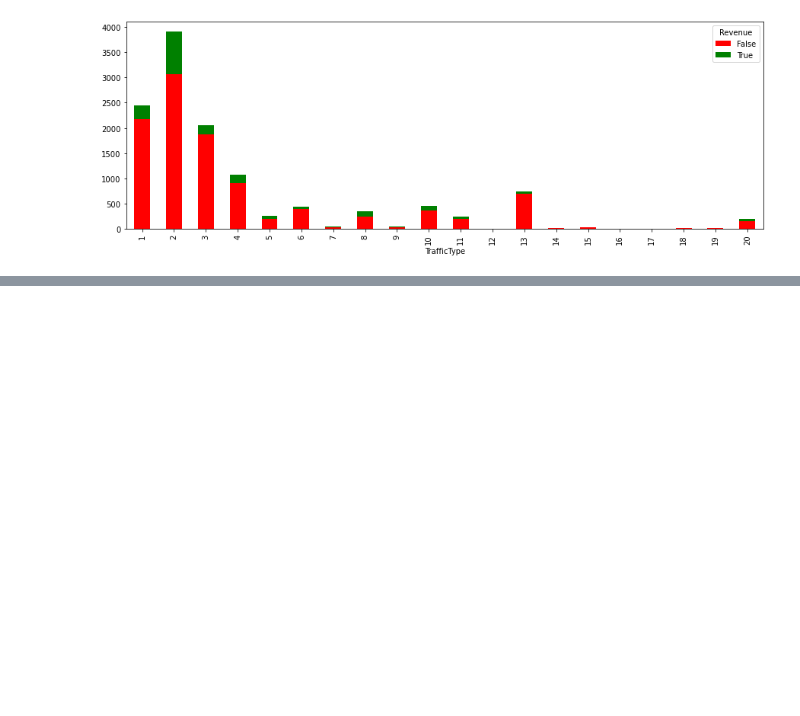
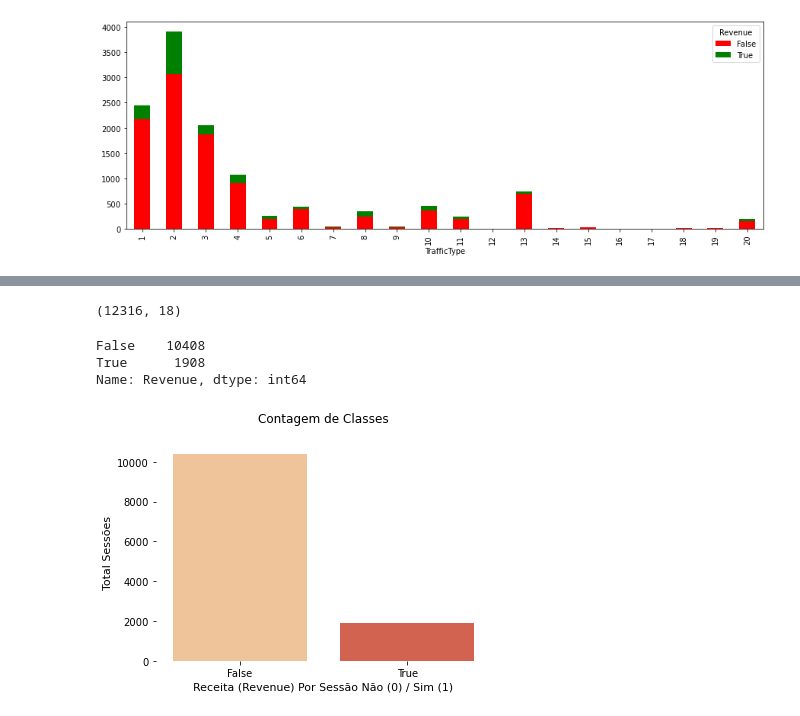
Before and after one commit to Gugah007/Projeto-ML-Classifica-o-Prevendo-a-intencao-de-compras-de-usuario-usando-SVM, a Jupyter notebook: Prevendo a Intencao de Compras de Usuario usando SVM.ipynb, the cells around one changed output, grey strips where cells are left out. Cells and saved outputs as stored; diff of their text form; code cells hidden in the pictures; blank space fills up the shorter version.

```diff
--- a/Prevendo a Intencao de Compras de Usuario usando SVM.ipynb
+++ b/Prevendo a Intencao de Compras de Usuario usando SVM.ipynb
@@ -326,0 +327,23 @@ df_original.head()
+# %%
+# Shape
+df_original.shape
+# %% [output]
+(12316, 18)
+# %%
+# Verificando se a variável resposta está baleanceada
+target_count = df_original['Revenue'].value_counts()
+target_count
+# %% [output]
+False    10408
+True      1908
+Name: Revenue, dtype: int64
+# %%
+# Plot
+sns.countplot(df_original['Revenue'], palette = "OrRd")
+plt.box(False)
+plt.xlabel('Receita (Revenue) Por Sessão Não (0) / Sim (1)', fontsize = 11)
+plt.ylabel('Total Sessões', fontsize = 11)
+plt.title('Contagem de Classes\n')
+plt.show()
+# %% [output]
+[figure, added]
```
Also changed, not shown: parts of 6 cells of this notebook.
